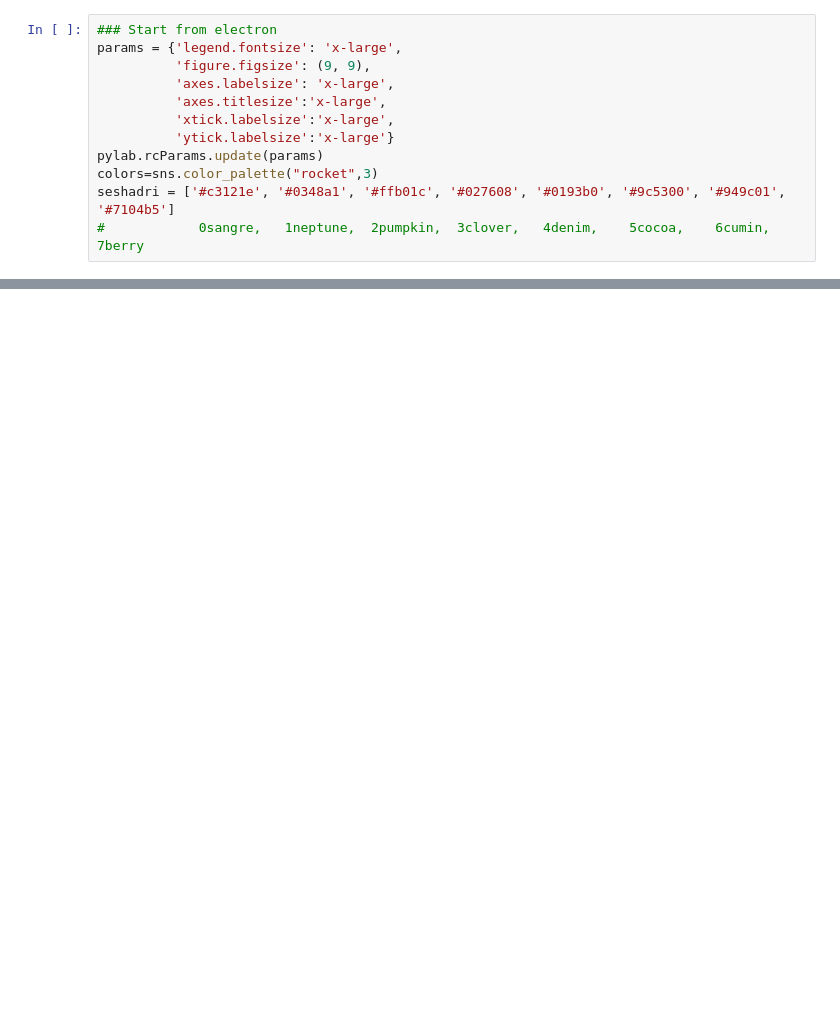
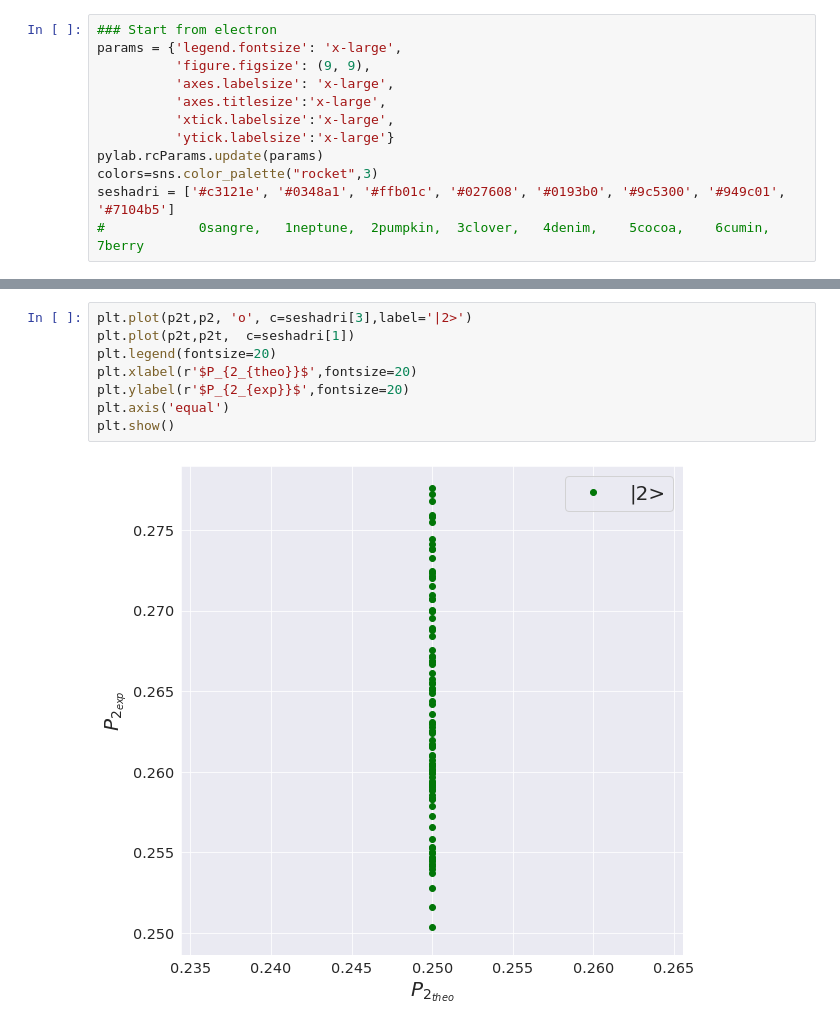
Before and after one commit to spham1611/PulsatingPulseLab, a Jupyter notebook: Pulses/fitting.ipynb, the cells around one changed output, grey strips where cells are left out. Drawn from its saved outputs; the diff is of its cells as text; blank space fills up the shorter version.

```diff
--- a/Pulses/fitting.ipynb
+++ b/Pulses/fitting.ipynb
@@ -107,0 +151,10 @@ seshadri = ['#c3121e', '#0348a1', '#ffb01c', '#027608', '#0193b0', '#9c5300', '#
+# %%
+plt.plot(p2t,p2, 'o', c=seshadri[3],label='|2>')
+plt.plot(p2t,p2t,  c=seshadri[1])
+plt.legend(fontsize=20)
+plt.xlabel(r'$P_{2_{theo}}$',fontsize=20)
+plt.ylabel(r'$P_{2_{exp}}$',fontsize=20)
+plt.axis('equal')
+plt.show()
+# %% [output]
+[figure, added]
```
Also changed, not shown: parts of 14 cells of this notebook, 1 other file.
